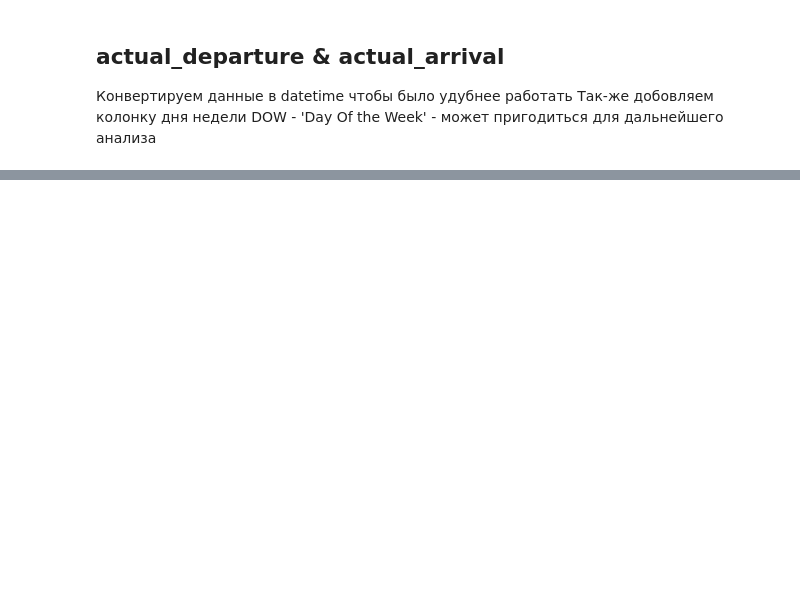
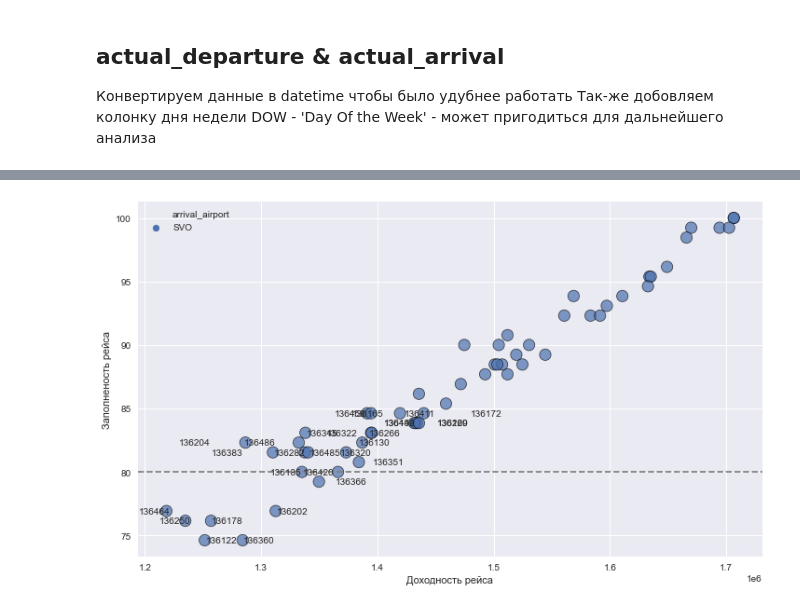
Before and after one commit to al-gas/SkillFactory, a Jupyter notebook: module_4/module_4.ipynb, the cells around one changed output, grey strips where cells are left out. Saved outputs shown, nothing was run; the diff lists cells and outputs as text; code cells hidden in the pictures; blank space fills up the shorter version.

```diff
--- a/module_4/module_4.ipynb
+++ b/module_4/module_4.ipynb
@@ -109,0 +147,3 @@ flights.head()
+# %%
+flights['dow'] = flights.actual_departure.dt.dayofweek
+flights.head()
@@ -110,3 +159,5 @@ flights.head()
+# %%
+flights['fill_ratio'] = round(100 * flights.total_sold / flights.plane_capacity, 2)
 # %%
 # Дополнительные данные
 # Расчётный расход топлива, кг/ч
@@ -152,0 +191,3 @@ Text(0.5, 0, 'total_amount')
+# %%
+flights['raw_profit'] = flights.total_amount - flights.fuel_cost
+flights.head()
@@ -152,0 +219,5 @@ Text(0.5, 0, 'total_amount')
+# %%
+df_svo = flights[flights.arrival_airport == 'SVO']
+df_ego = flights[flights.arrival_airport == 'EGO']
+display(df_svo.head(5))
+display(df_ego.head(5))
@@ -152,0 +297,26 @@ Text(0.5, 0, 'total_amount')
+# %%
+y = df_svo['fill_ratio']
+z = df_svo['raw_profit']
+n = df_svo['flight_id']
+fig, ax = plt.subplots()
+p1 = sns.scatterplot(x=z,
+                     y=y,
+                     data=df_svo,
+                     hue='arrival_airport',
+                     s=150,
+                     alpha=0.7,
+                     edgecolor='k')
+p1.axhline(80, c=(.5, .5, .5), ls='--')
+texts = list()
+for i in n.index:
+    if y[i] < 85:
+        texts.append(ax.text(z[i], y[i], n.loc[i]))
+adjust_text(texts,
+            ax=ax,
+            only_move=dict(points='x', text='x', objects='x'),
+            autoalign='x')
+p1.set(ylabel='Заполненость рейса', xlabel='Доходность рейса')
+plt.rcParams['figure.figsize']=(12,7)
+plt.show()
+# %% [output]
+[figure, added]
```
Also changed, not shown: parts of 20 cells of this notebook.
